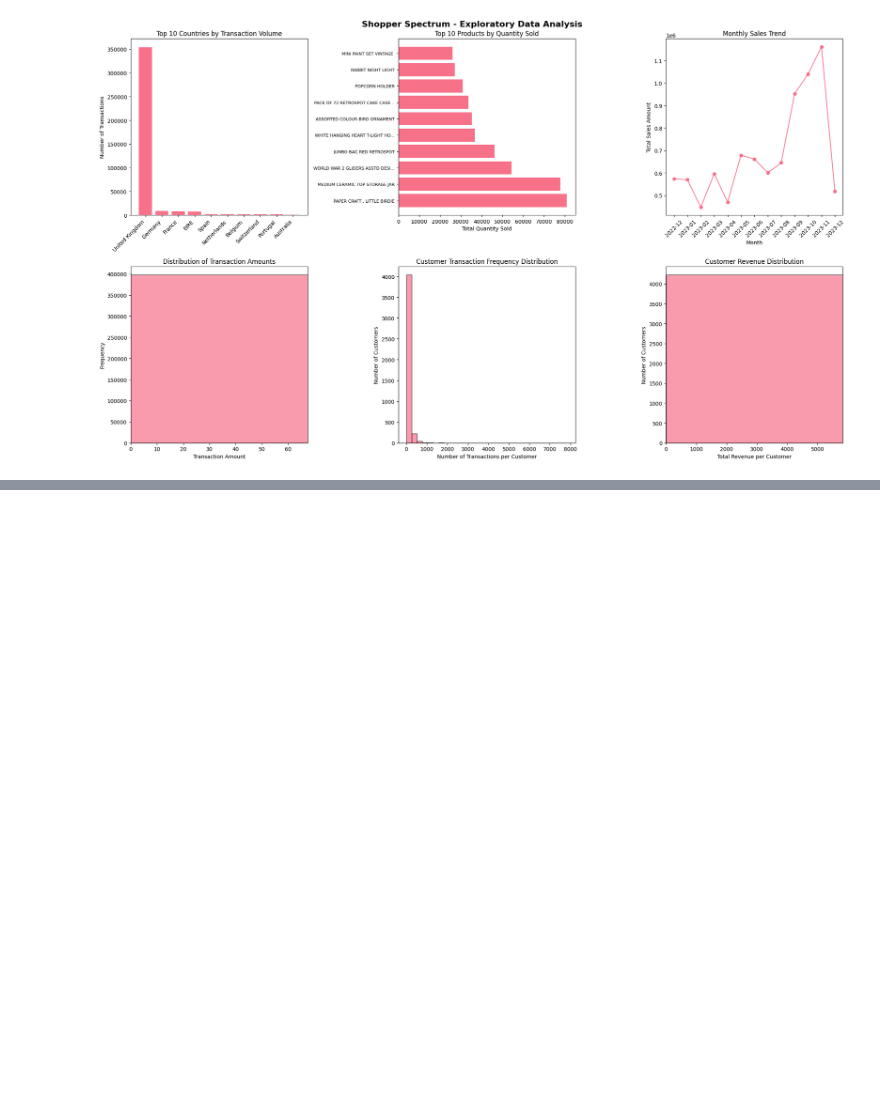
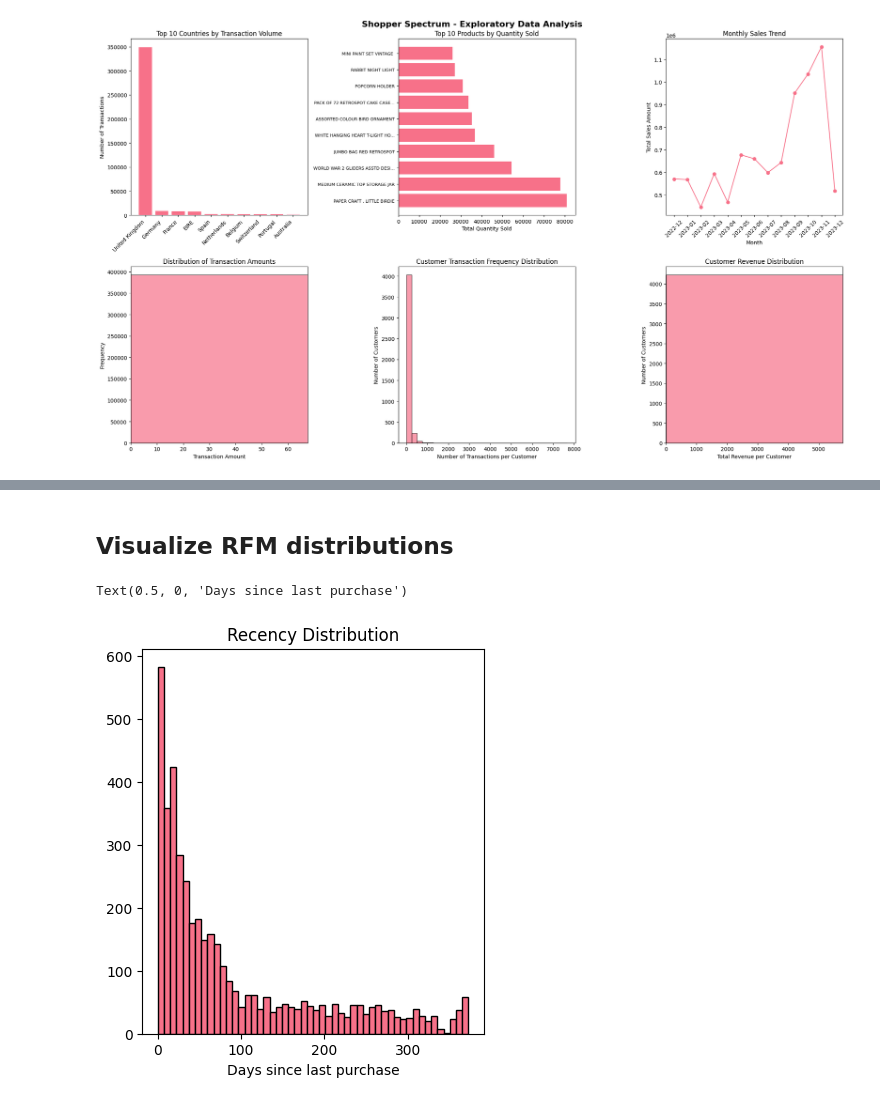
Before and after one commit to VasanthPrakasam/Project_3-Shopper_Spectrum_Segementation_and_recommendation, a Jupyter notebook: data_exploration.ipynb, the cells around one changed output, grey strips where cells are left out. Cells and saved outputs as stored; diff of their text form; code cells hidden in the pictures; blank space fills up the shorter version.

```diff
--- a/data_exploration.ipynb
+++ b/data_exploration.ipynb
@@ -268,0 +356,4 @@ Total revenue: $8,911,407.90
+# %%
+# Calculate latest date in dataset
+latest_date = shopper_spectrum['InvoiceDate'].max()
+print(f"Latest date in dataset: {latest_date}")
@@ -268,0 +362,20 @@ Total revenue: $8,911,407.90
+# %%
+# Group by CustomerID to calculate RFM metrics
+rfm_data = shopper_spectrum.groupby('CustomerID').agg({
+    'InvoiceDate': 'max',  # Last purchase date
+    'InvoiceNo': 'nunique',  # Frequency (number of transactions)
+    'TotalAmount': 'sum'  # Monetary (total amount spent)
+}).reset_index()
+# %%
+# Calculate Recency (days since last purchase)
+rfm_data['Recency'] = (latest_date - rfm_data['InvoiceDate']).dt.days
+rfm_data['Frequency'] = rfm_data['InvoiceNo']
+rfm_data['Monetary'] = rfm_data['TotalAmount']
+# %%
+# Keep only RFM columns
+rfm_final = rfm_data[['CustomerID', 'Recency', 'Frequency', 'Monetary']]
+
+print("RFM Data Sample:")
+print(rfm_final.head())
+print("\nRFM Statistics:")
+print(rfm_final.describe())
@@ -268,0 +423,11 @@ Total revenue: $8,911,407.90
+# %% [markdown]
+## Visualize RFM distributions
+# %%
+plt.figure(figsize=(15, 5))
+plt.subplot(1, 3, 1)
+plt.hist(rfm_final['Recency'], bins=50, edgecolor='black')
+plt.title('Recency Distribution')
+plt.xlabel('Days since last purchase')
+# %% [output]
+Text(0.5, 0, 'Days since last purchase')
+[figure, added]
```
Also changed, not shown: parts of 41 cells of this notebook, 4 other files.
